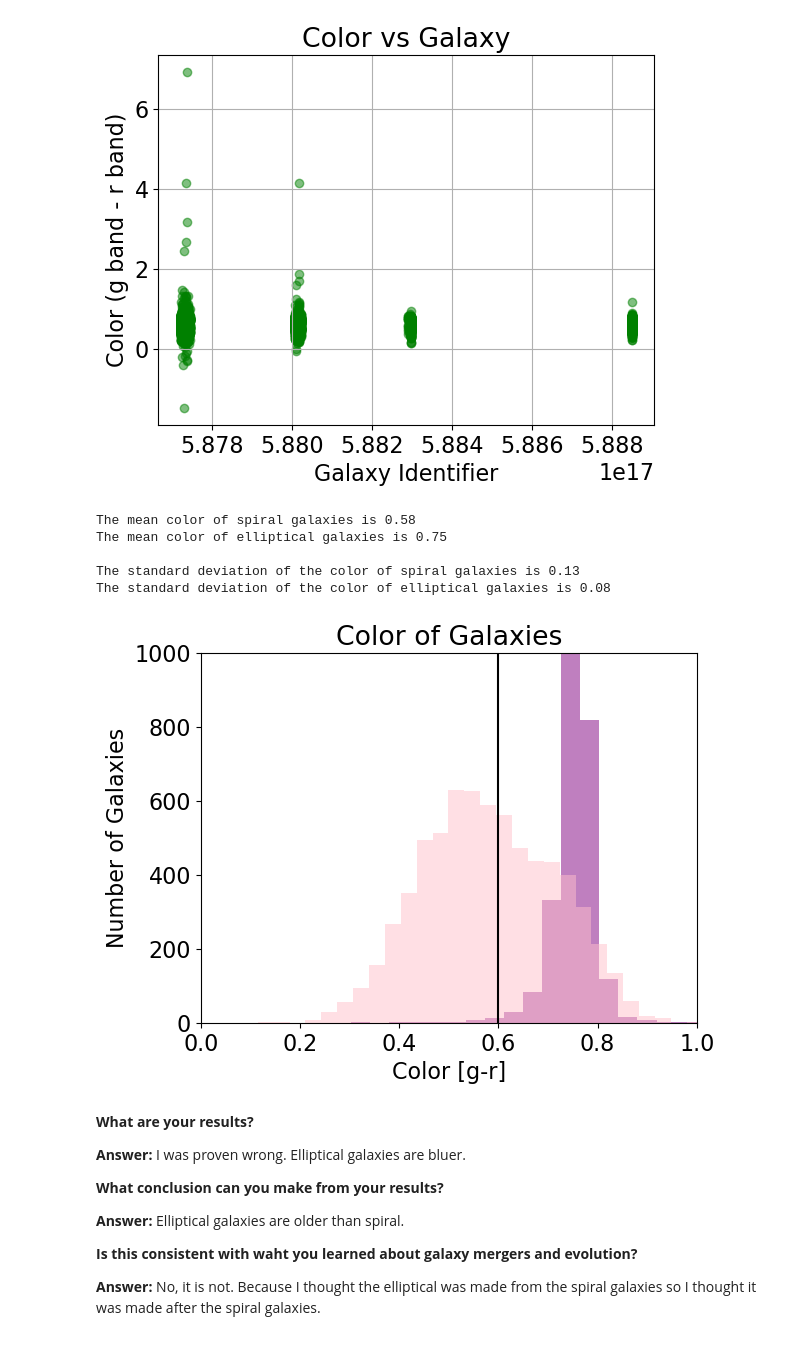
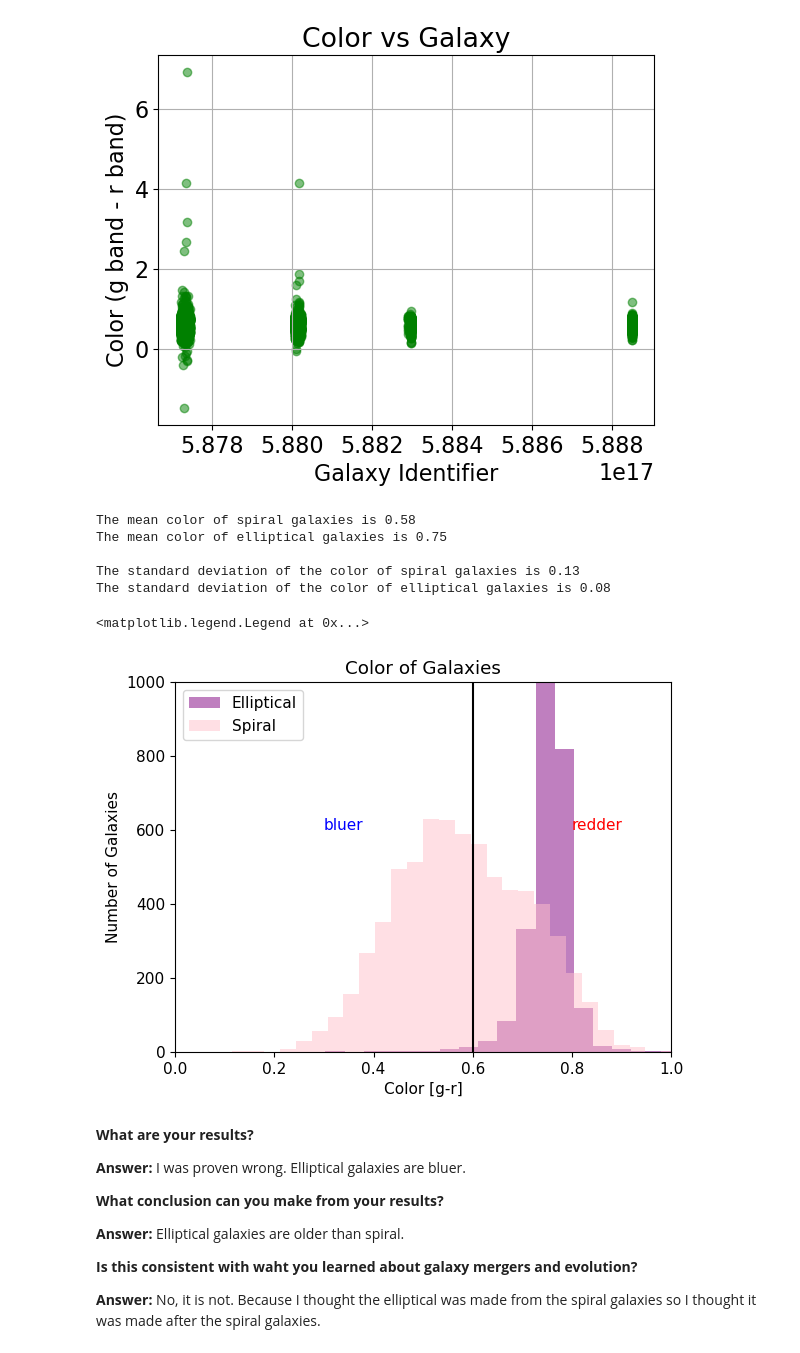
Before and after one commit to gflorencia13/CFR-2025, a Jupyter notebook: Astro/Blank/5 - Observed Galaxies Pt3.ipynb, the cells around one changed output. Drawn from its saved outputs; the diff is of its cells as text; code cells hidden in the pictures.

```diff
--- a/Astro/Blank/5 - Observed Galaxies Pt3.ipynb
+++ b/Astro/Blank/5 - Observed Galaxies Pt3.ipynb
@@ -298,42 +298,50 @@ plt.grid()
 # %%
 #the below is optional but makes the font a size I can read more easily
 import matplotlib
-matplotlib.rc('font', **{'family':'sans-serif', 'size':16})
+matplotlib.rc('font', **{'family':'sans-serif', 'size':11})
 
 
 # separate color into elliptical and spiral galaxies
 ellip_color = g_r[gz_elliptical_bool]
 spiral_color = g_r[gz_spiral_bool]
 
 # create one histogram with elliptical and spiral galaxies on it
-plt.hist(ellip_color, bins=100, color='purple', alpha=0.5)
+plt.hist(ellip_color, bins=100, color='purple', alpha=0.5, label='Elliptical')
 plt.title('Color of Galaxies')
 plt.xlabel('Color [g-r]')
 plt.ylabel('Number of Galaxies')
 
-plt.hist(spiral_color, bins=50, color='pink', alpha=0.5)
+plt.hist(spiral_color, bins=50, color='pink', alpha=0.5, label='Spiral')
 plt.ylim(0,1000)
 plt.xlim(0,1)
 
 # add a line
 plt.axvline(0.6, color='black')
+
+# add text
+plt.text(0.3, 600, 'bluer', color='blue')
+plt.text(0.8, 600, 'redder', color='red')
 
 # statistics
 import numpy as np
 
 #fill in the appropriate numpy function and code where the $ is below
 print('The mean color of spiral galaxies is', round(np.mean(spiral_color), 2))
 print('The mean color of elliptical galaxies is', round(np.mean(ellip_color), 2))
 print('')
 print('The standard deviation of the color of spiral galaxies is', round(np.std(spiral_color), 2))
 print('The standard deviation of the color of elliptical galaxies is', round(np.std(ellip_color), 2))
+
+# To show the label
+plt.legend()
 # %% [output]
 The mean color of spiral galaxies is 0.58
 The mean color of elliptical galaxies is 0.75
 
 The standard deviation of the color of spiral galaxies is 0.13
 The standard deviation of the color of elliptical galaxies is 0.08
+<matplotlib.legend.Legend at 0x...>
-[figure, old version]
+[figure, new version]
 # %% [markdown]
 **What are your results?**
 
```
Also changed, not shown: 1 other file.
